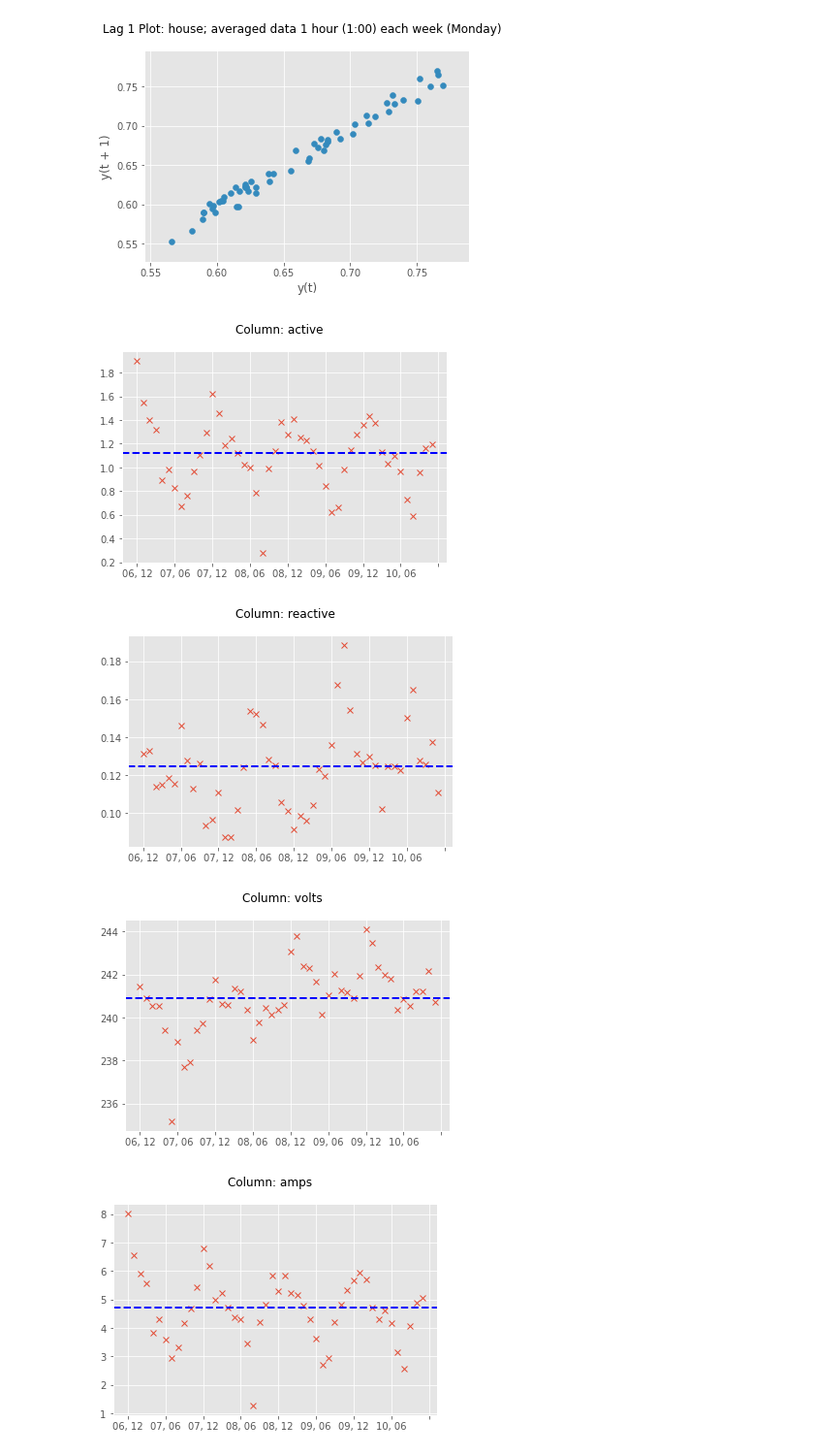
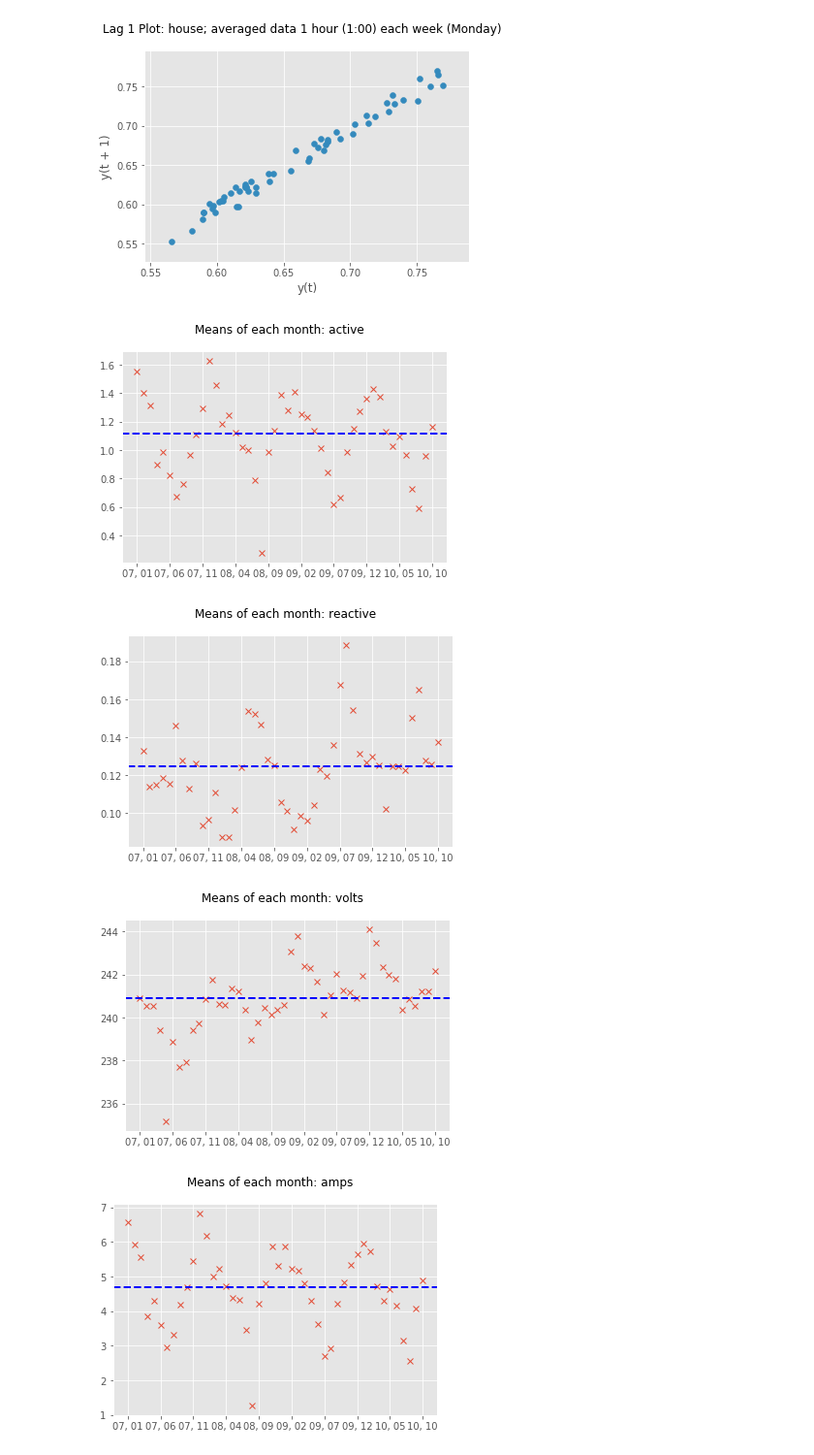
Before and after one commit to dsjstc/EnergyPrj, a Jupyter notebook: ExplorationPlots.ipynb, the cells around one changed output. Shown at 97% size. Saved outputs shown, nothing was run; the diff lists cells and outputs as text; code cells hidden in the pictures.

```diff
--- a/ExplorationPlots.ipynb
+++ b/ExplorationPlots.ipynb
@@ -107,7 +116,7 @@ df_month = df.loc[mask]
 for i in range(0, len(df.columns)-1):
     print(col_name[i])
     colseries = pd.Series(df.iloc[:,i])
-    colseries.autocorr()
+    print(colseries.autocorr())
 
 # autocorrelation plot
 for i in range(0, len(df.columns)-1):
@@ -226,47 +241,53 @@ for i in range(0, len(df.columns)):
 # %%
 # Check for Stationarity/Nonstationarity using The Runs Test
 
-# Split the data into time intervals of equal lengths (30 days) and calculate mean for each interval
+#MEAN
+
+# Split the data into time intervals of equal lengths (1 month) and calculate mean for each interval
 df1 = df
 df1['date'] = pd.to_datetime(df1.index).date
 mn = df1.groupby(pd.to_datetime(df1['date']).dt.strftime('%y, %m')).mean()
+
+# Remove the first and last mean, as there is not info for the full month
+mn = mn.iloc[1:]
+mn = mn.iloc[:-1]
 
 # Plot the means of each interval along with the median of each series of means
 col_m = mn.columns
 for i in range(0, len(mn.columns)):
     col = col_m[i]
-    title = 'Column: ' + col
+    title = 'Means of each month: ' + col
     ts = mn.iloc[:,i]
     ts_median = ts.median()
 
     fig = plt.figure()
     fig.suptitle(title)
     ax = plt.axes()
     ax.plot(ts, marker='x', linewidth=0)
     ax.axhline(y=ts_median, xmin=0, xmax=50, color='b', linestyle='--', lw=2)
     ax.xaxis.set_major_locator(plt.MaxNLocator(10))
 
 
 # Count number of means above and below median
 medruns = mn
 for i in range(0, len(mn.columns)):
     ts = mn.iloc[:,i]
     ts_median = ts.median()
-    medruns.iloc[:,i] = mn.iloc[:,i].apply(lambda x: 1 if x <= ts_median else 0)
+    medruns.iloc[:,i] = mn.iloc[:,i].apply(lambda x: 1 if x > ts_median else 0)
 
     col = col_m[i]
-    title = 'Column: ' + col
+    title = 'Monthly Mean Above/Below Median: ' + col
 
     fig = plt.figure()
     fig.suptitle(title)
     ax = plt.axes()
     ax.plot(medruns.iloc[:,i], marker='x', linewidth=0)
     ax.xaxis.set_major_locator(plt.MaxNLocator(10))
 
 
 # NOTE -- still need to compare to number of counts found to known probabilities of runs for random data
 # %% [output]
-[figure, old version]
+[figure, new version]
-[figure, old version]
+[figure, new version]
-[figure, old version]
+[figure, new version]
-[figure, old version]
+[figure, new version]
```
Also changed, not shown: parts of 6 cells of this notebook, 6 other files.
